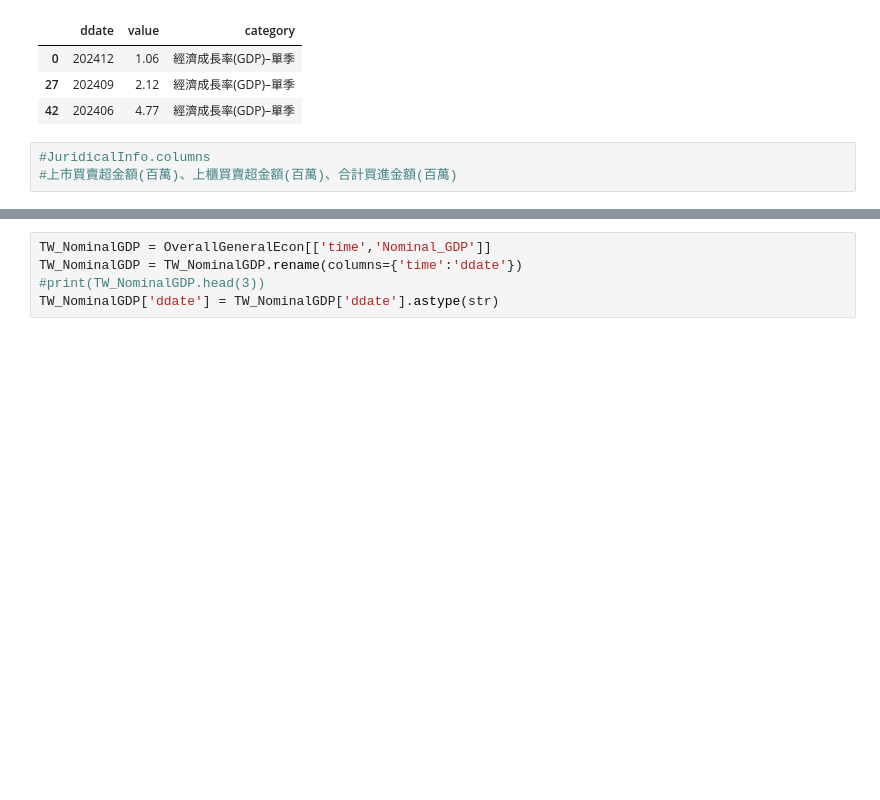
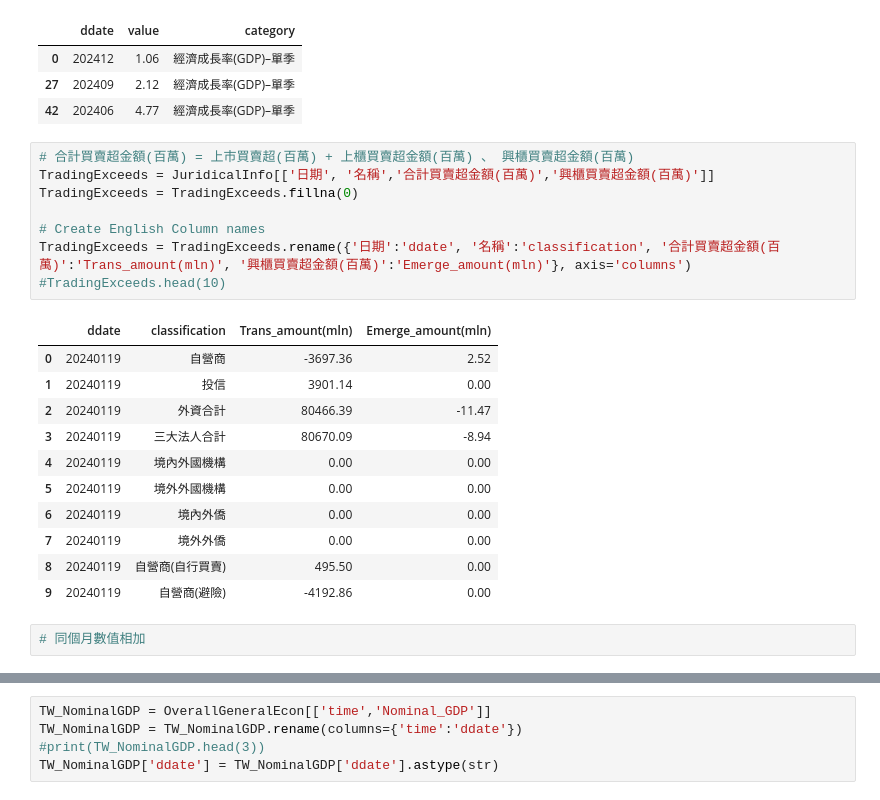
Before and after one commit to Carolyehhh/revenue-prediction, a Jupyter notebook: GDP_train.ipynb, the cells around one changed output, grey strips where cells are left out. Cells and saved outputs as stored; diff of their text form; blank space fills up the shorter version.

```diff
--- a/GDP_train.ipynb
+++ b/GDP_train.ipynb
@@ -110,6 +96,25 @@ display(TW_GDPGrowth.head(3))
 | 0 | 202412 | 1.06 | 經濟成長率(GDP)–單季 |
 | 27 | 202409 | 2.12 | 經濟成長率(GDP)–單季 |
 | 42 | 202406 | 4.77 | 經濟成長率(GDP)–單季 |
-# %%
-#JuridicalInfo.columns
-#上市買賣超金額(百萬)、上櫃買賣超金額(百萬)、合計買進金額(百萬)
+# %%
+# 合計買賣超金額(百萬) = 上市買賣超(百萬) + 上櫃買賣超金額(百萬) 、 興櫃買賣超金額(百萬)
+TradingExceeds = JuridicalInfo[['日期', '名稱','合計買賣超金額(百萬)','興櫃買賣超金額(百萬)']]
+TradingExceeds = TradingExceeds.fillna(0)
+
+# Create English Column names
+TradingExceeds = TradingExceeds.rename({'日期':'ddate', '名稱':'classification', '合計買賣超金額(百萬)':'Trans_amount(mln)', '興櫃買賣超金額(百萬)':'Emerge_amount(mln)'}, axis='columns')
+#TradingExceeds.head(10)
+# %% [output]
+|  | ddate | classification | Trans_amount(mln) | Emerge_amount(mln) |
+| 0 | 20240119 | 自營商 | -3697.36 | 2.52 |
+| 1 | 20240119 | 投信 | 3901.14 | 0.00 |
+| 2 | 20240119 | 外資合計 | 80466.39 | -11.47 |
+| 3 | 20240119 | 三大法人合計 | 80670.09 | -8.94 |
+| 4 | 20240119 | 境內外國機構 | 0.00 | 0.00 |
+| 5 | 20240119 | 境外外國機構 | 0.00 | 0.00 |
+| 6 | 20240119 | 境內外僑 | 0.00 | 0.00 |
+| 7 | 20240119 | 境外外僑 | 0.00 | 0.00 |
+| 8 | 20240119 | 自營商(自行買賣) | 495.50 | 0.00 |
+| 9 | 20240119 | 自營商(避險) | -4192.86 | 0.00 |
+# %%
+# 同個月數值相加
```
Also changed, not shown: parts of 8 cells of this notebook, 3 other files.
